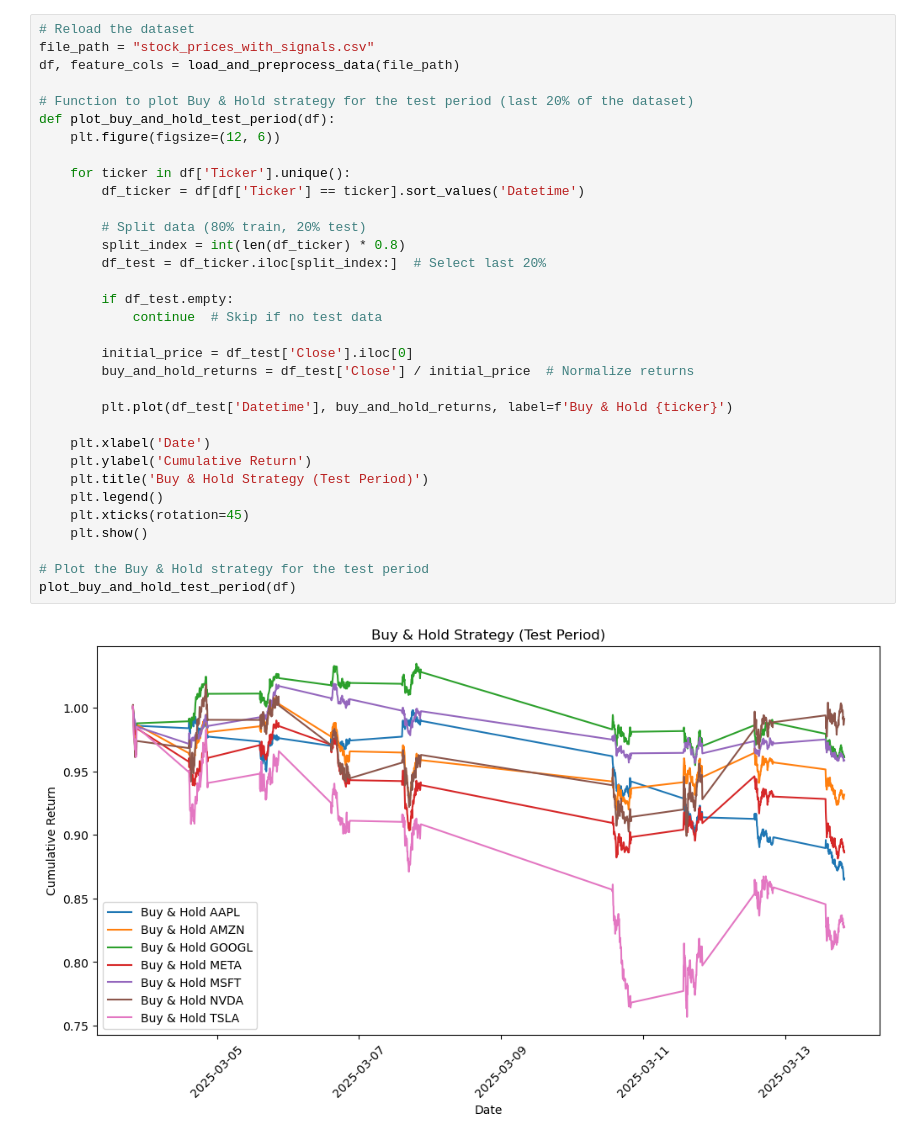
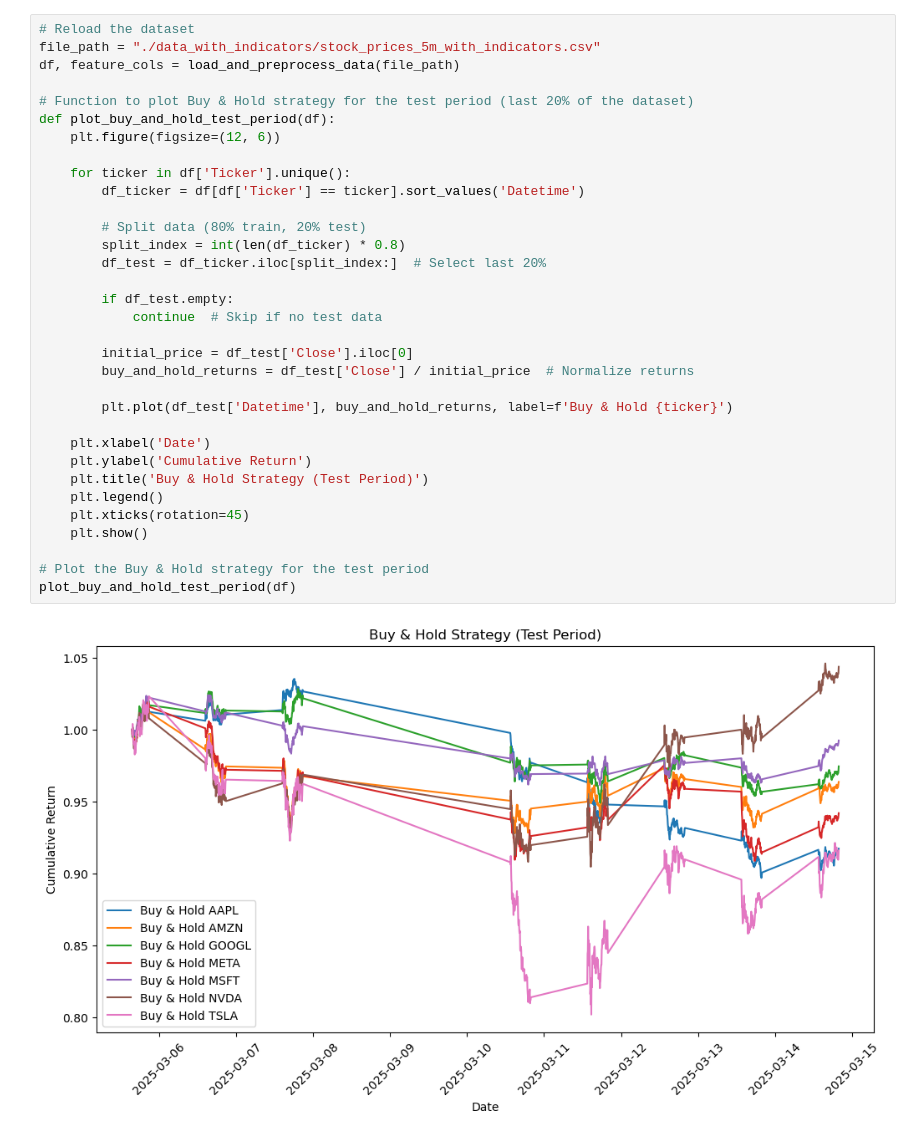
Before and after one commit to onepersonhere/4211-project, a Jupyter notebook: stock/RNN_Prediction_Technical.ipynb, the cells around one changed output. Drawn from its saved outputs; the diff is of its cells as text.

Commit message:
Stock Algo

```diff
--- a/stock/RNN_Prediction_Technical.ipynb
+++ b/stock/RNN_Prediction_Technical.ipynb
@@ -200,38 +368,38 @@ plot_cumulative_returns(all_trades_df)
 # %%
 # Reload the dataset
-file_path = "stock_prices_with_signals.csv"
+file_path = "./data_with_indicators/stock_prices_5m_with_indicators.csv"
 df, feature_cols = load_and_preprocess_data(file_path)
 
 # Function to plot Buy & Hold strategy for the test period (last 20% of the dataset)
 def plot_buy_and_hold_test_period(df):
     plt.figure(figsize=(12, 6))
 
     for ticker in df['Ticker'].unique():
         df_ticker = df[df['Ticker'] == ticker].sort_values('Datetime')
 
         # Split data (80% train, 20% test)
         split_index = int(len(df_ticker) * 0.8)
         df_test = df_ticker.iloc[split_index:]  # Select last 20%
 
         if df_test.empty:
             continue  # Skip if no test data
 
         initial_price = df_test['Close'].iloc[0]
         buy_and_hold_returns = df_test['Close'] / initial_price  # Normalize returns
 
         plt.plot(df_test['Datetime'], buy_and_hold_returns, label=f'Buy & Hold {ticker}')
 
     plt.xlabel('Date')
     plt.ylabel('Cumulative Return')
     plt.title('Buy & Hold Strategy (Test Period)')
     plt.legend()
     plt.xticks(rotation=45)
     plt.show()
 
 # Plot the Buy & Hold strategy for the test period
 plot_buy_and_hold_test_period(df)
 # %% [output]
-[figure, old version]
+[figure, new version]
 # %%
 # Function to calculate returns for both strategies during the test period
 def calculate_strategy_returns(df, all_trades_df):
```
Also changed, not shown: parts of 5 cells of this notebook, 6 other files.
